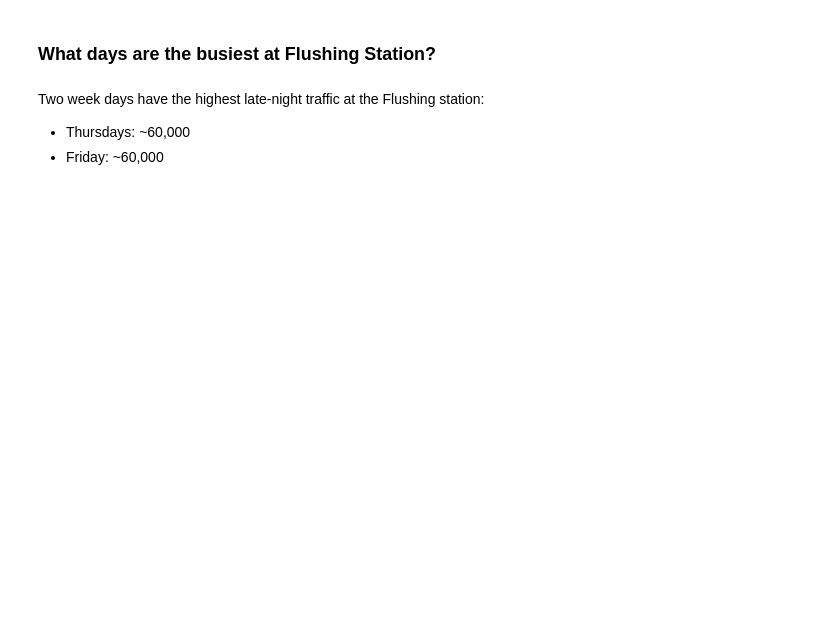
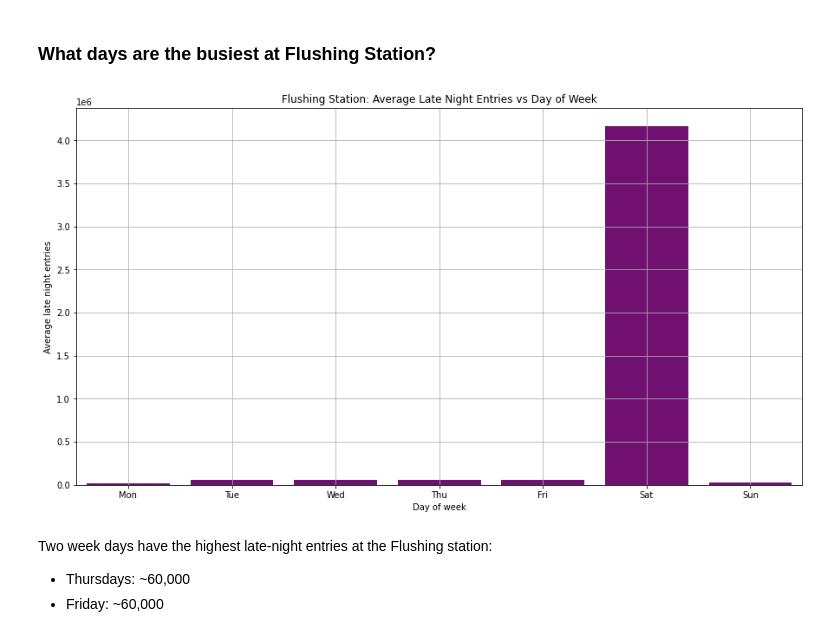
Before and after one commit to slp22/eda-project, a Jupyter notebook: EDA-project-code-sandra-paredes.ipynb, the cells around one changed output. Cells and saved outputs as stored; diff of their text form; code cells hidden in the pictures; blank space fills up the shorter version.

```diff
--- a/EDA-project-code-sandra-paredes.ipynb
+++ b/EDA-project-code-sandra-paredes.ipynb
@@ -255,17 +481,19 @@ flushing_df.head(2)
 # %% [markdown]
 ### What days are the busiest at Flushing Station?
 # %%
-# Plot Flushing : Weekday average late night entries vs day of week
+# Plot Flushing average week: Average late night entries vs day of week
 
 plt.figure(figsize = (15,8))
 ax = sns.barplot(x = 'DAY_OF_WEEK', y = 'WEEK_DAY_MEAN',data = flushing_df, color='purple')
-ax.set(title='Weekday Average Late Night Entries vs Day of Week')
+ax.set(title='Flushing Station: Average Late Night Entries vs Day of Week')
 ax.set(xlabel=('Day of week'))
 ax.set_xticklabels(['Mon','Tue','Wed','Thu','Fri','Sat','Sun'],rotation = 0)
-ax.set(ylabel=('Weekday average late night entries'))
+ax.set(ylabel=('Average late night entries'))
 
 plt.grid();
+# %% [output]
+[figure, added]
 # %% [markdown]
-Two week days have the highest late-night traffic at the Flushing station:
+Two week days have the highest late-night entries at the Flushing station:
 * Thursdays: ~60,000
 * Friday: ~60,000
```
Also changed, not shown: parts of 51 cells of this notebook.
